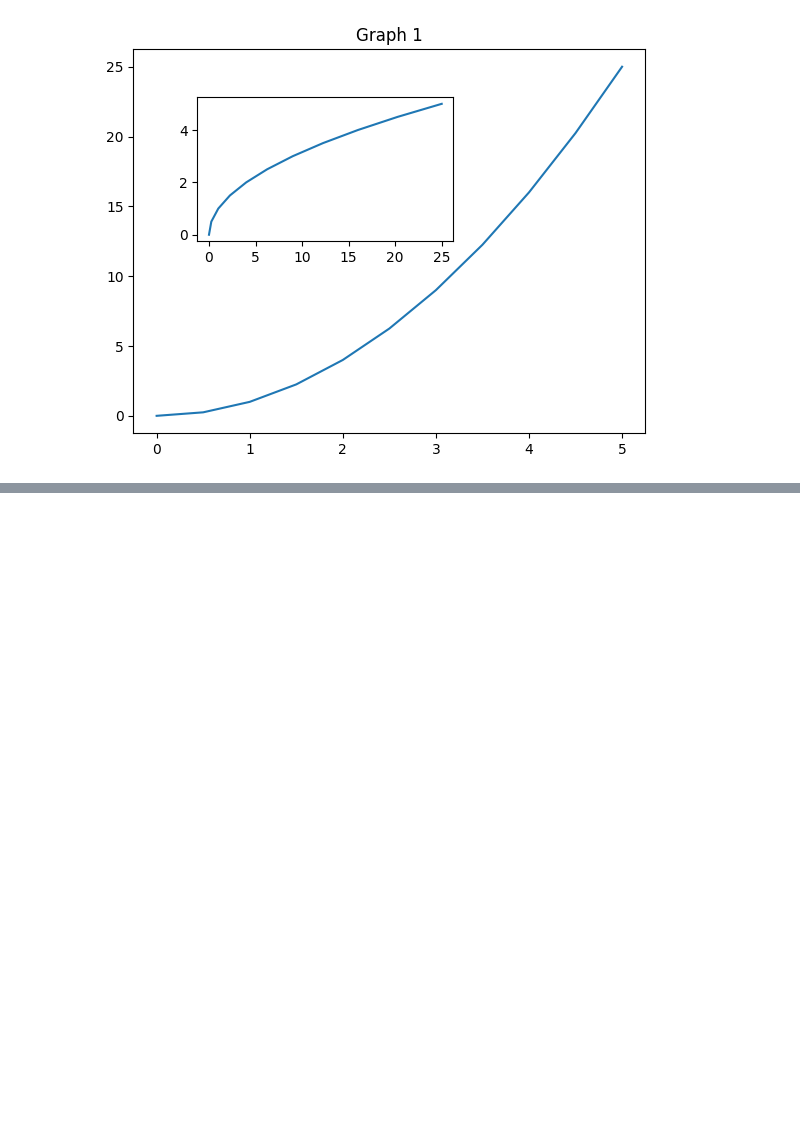
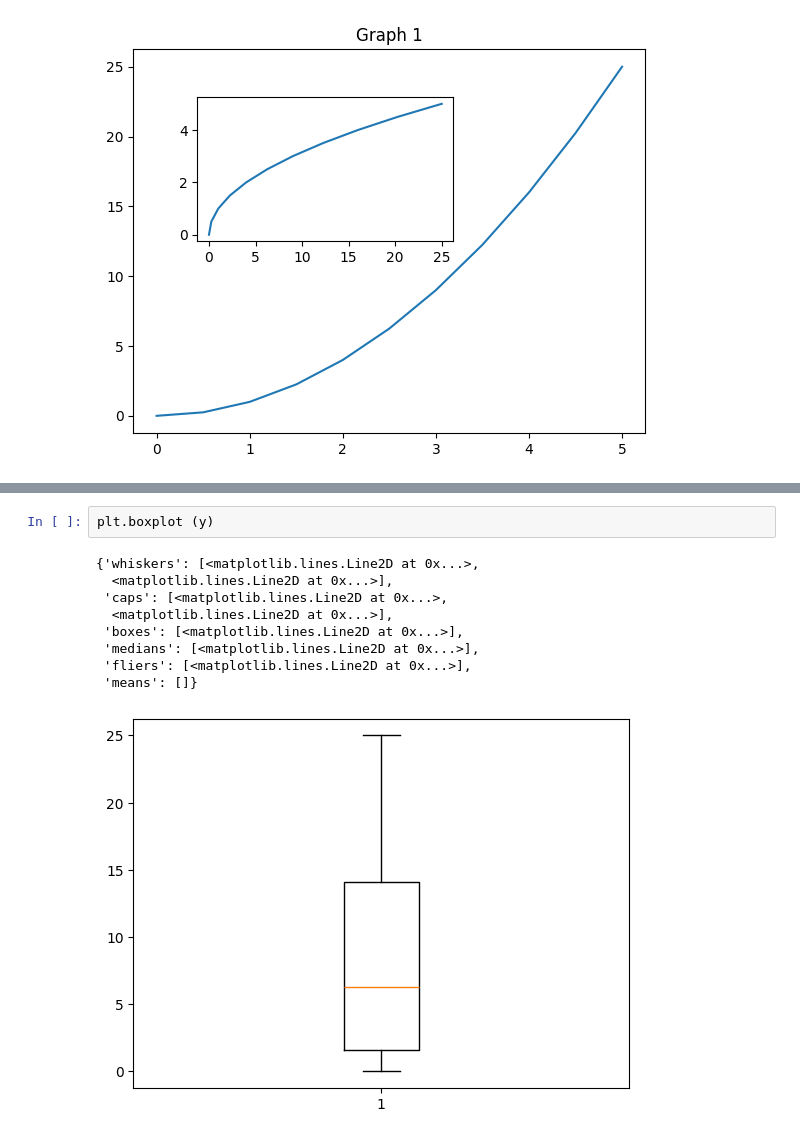
Before and after one commit to amitsingh2022/Data-Visualization-on-IPL, a Jupyter notebook: matplotlib.ipynb, the cells around one changed output, grey strips where cells are left out. Drawn from its saved outputs; the diff is of its cells as text; blank space fills up the shorter version.

```diff
--- a/matplotlib.ipynb
+++ b/matplotlib.ipynb
@@ -48,0 +63,12 @@ axes2.plot(y,x)
+# %%
+plt.boxplot (y)
+# %% [output]
+{'whiskers': [<matplotlib.lines.Line2D at 0x...>,
+  <matplotlib.lines.Line2D at 0x...>],
+ 'caps': [<matplotlib.lines.Line2D at 0x...>,
+  <matplotlib.lines.Line2D at 0x...>],
+ 'boxes': [<matplotlib.lines.Line2D at 0x...>],
+ 'medians': [<matplotlib.lines.Line2D at 0x...>],
+ 'fliers': [<matplotlib.lines.Line2D at 0x...>],
+ 'means': []}
+[figure, added]
```
Also changed, not shown: parts of 3 cells of this notebook.
